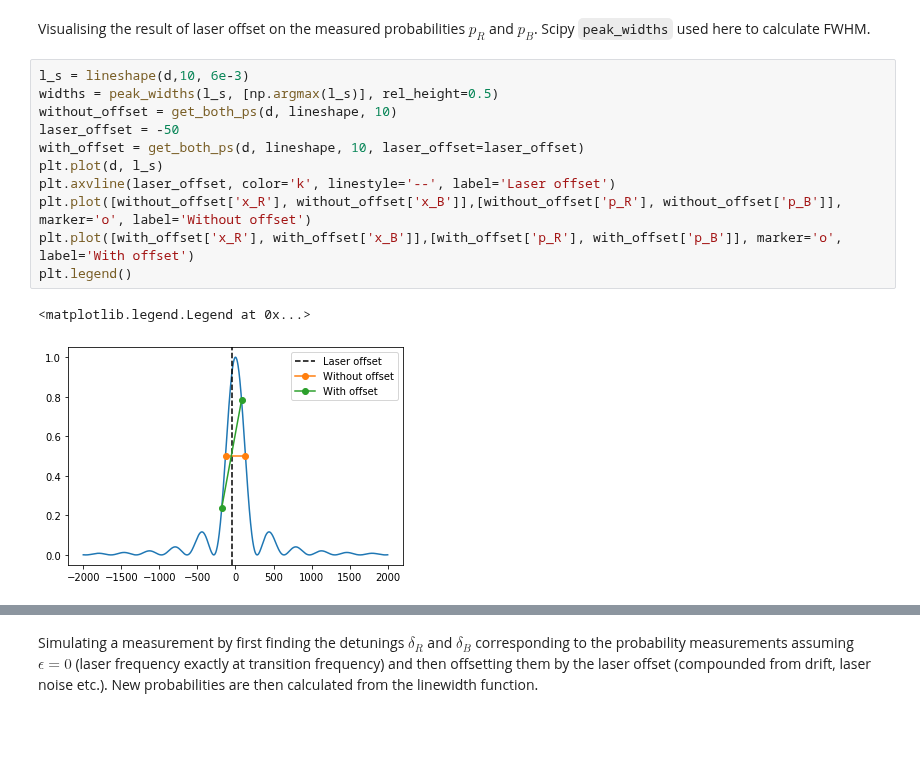
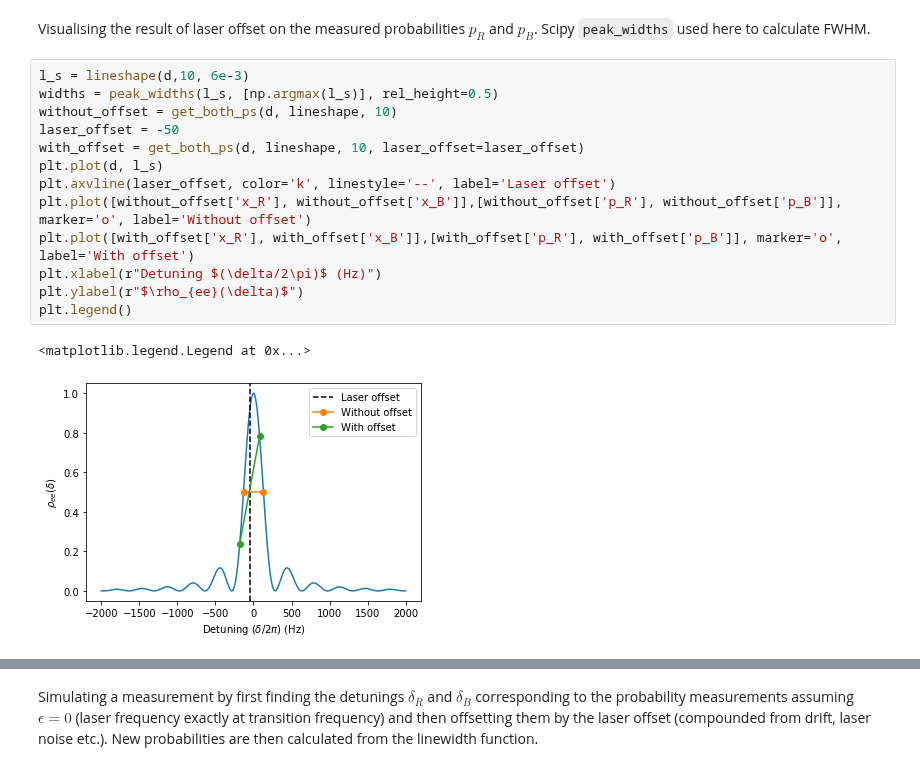
Before and after one commit to speug/srservosim, a Jupyter notebook: notebooks/servosimtests.ipynb, the cells around one changed output, grey strips where cells are left out. Saved outputs shown, nothing was run; the diff lists cells and outputs as text; blank space fills up the shorter version.

```diff
--- a/notebooks/servosimtests.ipynb
+++ b/notebooks/servosimtests.ipynb
@@ -82,17 +82,19 @@ Visualising the result of laser offset on the measured probabilities $p_R$ and $
 # %%
 l_s = lineshape(d,10, 6e-3)
 widths = peak_widths(l_s, [np.argmax(l_s)], rel_height=0.5)
 without_offset = get_both_ps(d, lineshape, 10)
 laser_offset = -50
 with_offset = get_both_ps(d, lineshape, 10, laser_offset=laser_offset)
 plt.plot(d, l_s)
 plt.axvline(laser_offset, color='k', linestyle='--', label='Laser offset')
 plt.plot([without_offset['x_R'], without_offset['x_B']],[without_offset['p_R'], without_offset['p_B']], marker='o', label='Without offset')
 plt.plot([with_offset['x_R'], with_offset['x_B']],[with_offset['p_R'], with_offset['p_B']], marker='o', label='With offset')
+plt.xlabel(r"Detuning $(\delta/2\pi)$ (Hz)")
+plt.ylabel(r"$\rho_{ee}(\delta)$")
 plt.legend()
 # %% [output]
 <matplotlib.legend.Legend at 0x...>
-[figure, old version]
+[figure, new version]
 # %%
 T_s = 5 #s
 n_m = 100 #number of measurements per cycle
```
Also changed, not shown: parts of 1 cell of this notebook.
